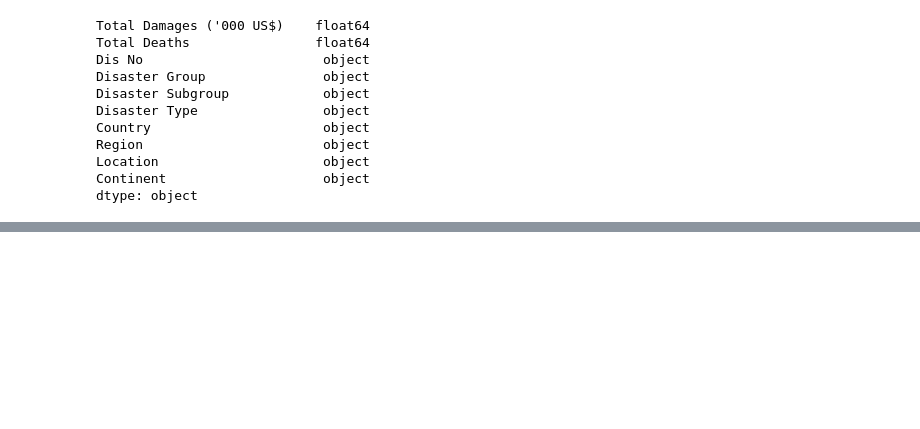
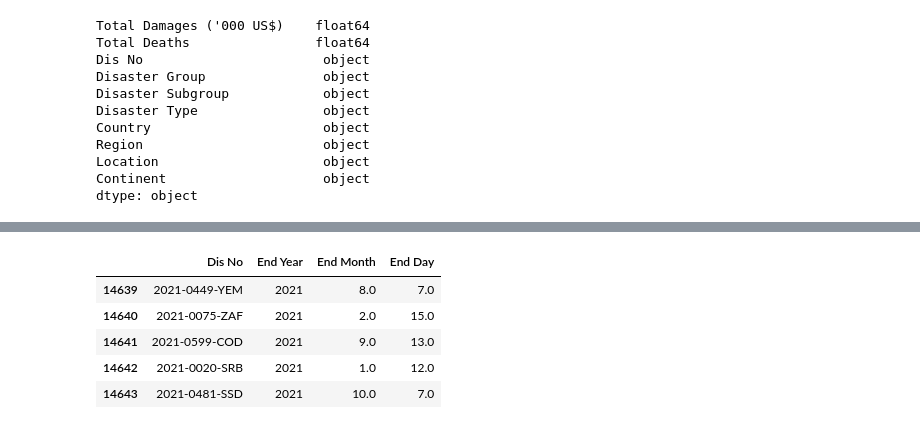
Before and after one commit to Ao-27/Project3_NaturalDisastersDataReview, a Jupyter notebook: Project3_NaturalDisasters.ipynb, the cells around one changed output, grey strips where cells are left out. Saved outputs shown, nothing was run; the diff lists cells and outputs as text; code cells hidden in the pictures; blank space fills up the shorter version.

```diff
--- a/Project3_NaturalDisasters.ipynb
+++ b/Project3_NaturalDisasters.ipynb
@@ -104,0 +218,17 @@ dtype: object
+# %%
+#Create Year Ending Date Column
+Disaster_ending_dates_df = Disaster_dates_df.copy()
+
+#Reduce copied DF to necessary columns for analysis.
+Ending_date_cols = ['Dis No', 'End Year', 'End Month', 'End Day']
+Disaster_ending_dates_df = Disaster_ending_dates_df.loc[:,Ending_date_cols]
+
+#Print to validate.
+Disaster_ending_dates_df.tail()
+# %% [output]
+|  | Dis No | End Year | End Month | End Day |
+| 14639 | 2021-0449-YEM | 2021 | 8.0 | 7.0 |
+| 14640 | 2021-0075-ZAF | 2021 | 2.0 | 15.0 |
+| 14641 | 2021-0599-COD | 2021 | 9.0 | 13.0 |
+| 14642 | 2021-0020-SRB | 2021 | 1.0 | 12.0 |
+| 14643 | 2021-0481-SSD | 2021 | 10.0 | 7.0 |
```
Also changed, not shown: parts of 9 cells of this notebook.
